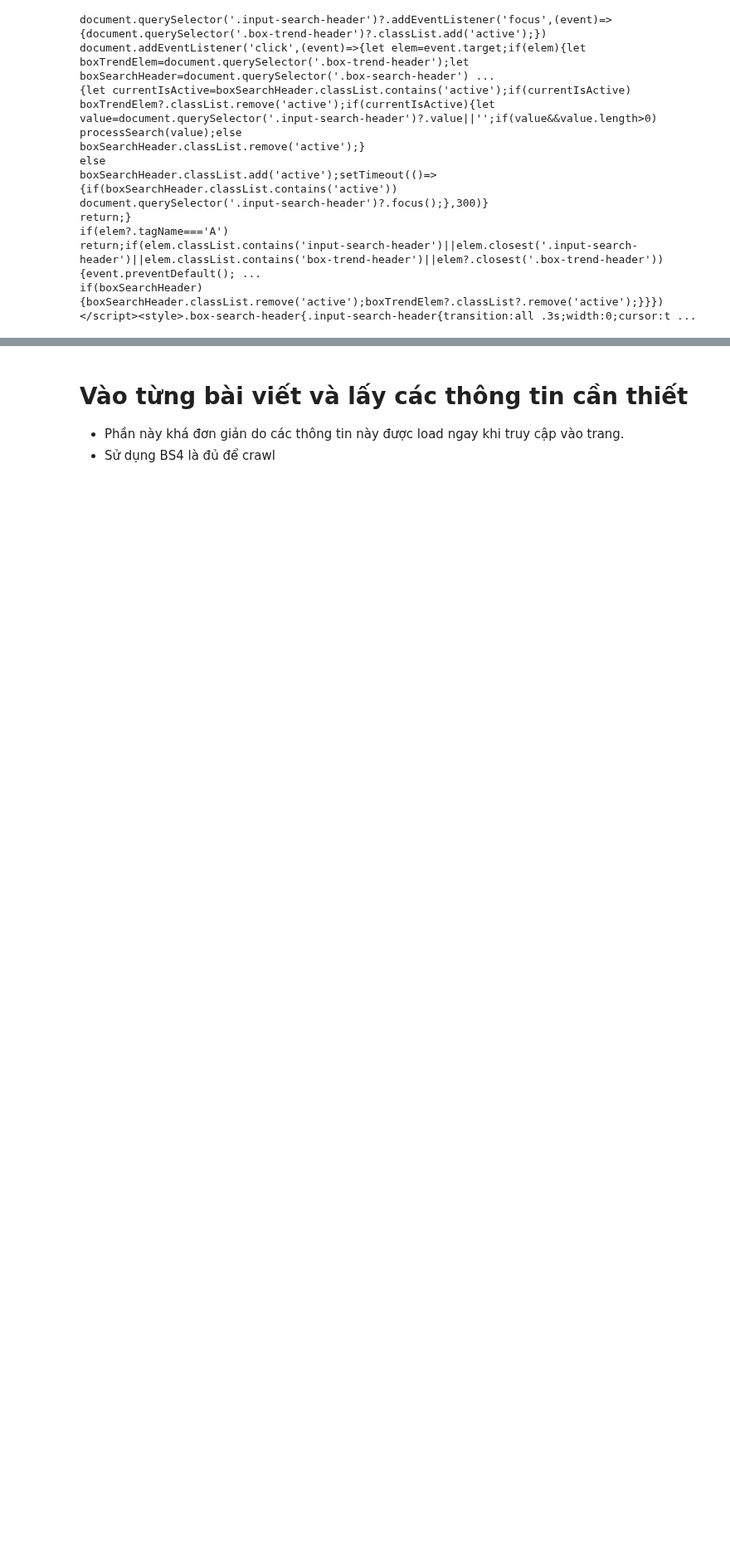
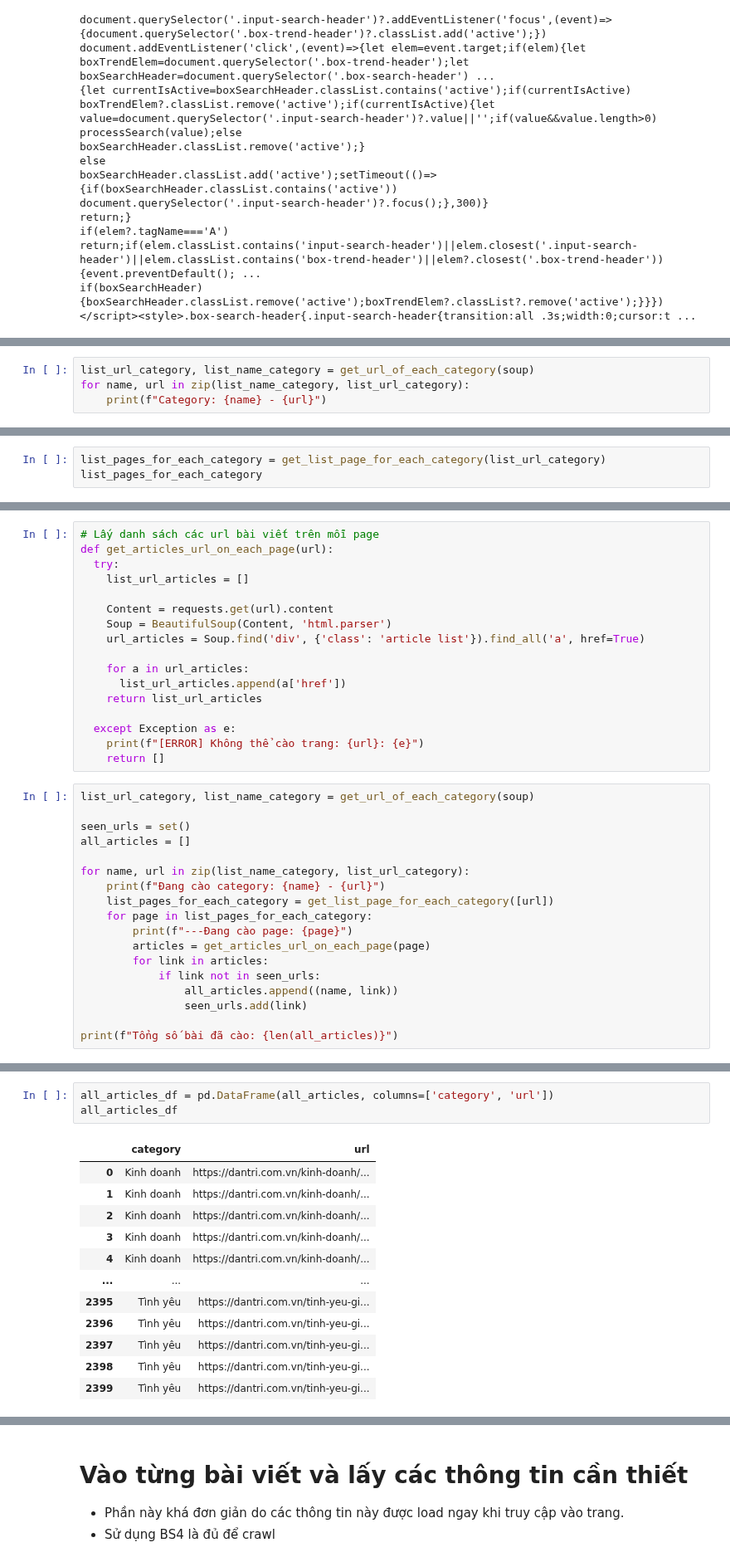
Before and after one commit to TMTien31/DS300-UIT-RecommenderSystem, a Jupyter notebook: LAB1/crawl_dantri.ipynb, the cells around one changed output, grey strips where cells are left out. Shown at 83% size. Saved outputs shown, nothing was run; the diff lists cells and outputs as text; blank space fills up the shorter version.

```diff
--- a/LAB1/crawl_dantri.ipynb
+++ b/LAB1/crawl_dantri.ipynb
@@ -48,0 +60,4 @@ print(articles[:5])
+# %%
+list_url_category, list_name_category = get_url_of_each_category(soup)
+for name, url in zip(list_name_category, list_url_category):
+    print(f"Category: {name} - {url}")
@@ -48,0 +94,3 @@ print(articles[:5])
+# %%
+list_pages_for_each_category = get_list_page_for_each_category(list_url_category)
+list_pages_for_each_category
@@ -48,0 +119,35 @@ print(articles[:5])
+# %%
+# Lấy danh sách các url bài viết trên mỗi page
+def get_articles_url_on_each_page(url):
+  try:
+    list_url_articles = []
+
+    Content = requests.get(url).content
+    Soup = BeautifulSoup(Content, 'html.parser')
+    url_articles = Soup.find('div', {'class': 'article list'}).find_all('a', href=True)
+
+    for a in url_articles:
+      list_url_articles.append(a['href'])
+    return list_url_articles
+
+  except Exception as e:
+    print(f"[ERROR] Không thể cào trang: {url}: {e}")
+    return []
+# %%
+list_url_category, list_name_category = get_url_of_each_category(soup)
+
+seen_urls = set()
+all_articles = []
+
+for name, url in zip(list_name_category, list_url_category):
+    print(f"Đang cào category: {name} - {url}")
+    list_pages_for_each_category = get_list_page_for_each_category([url])
+    for page in list_pages_for_each_category:
+        print(f"---Đang cào page: {page}")
+        articles = get_articles_url_on_each_page(page)
+        for link in articles:
+            if link not in seen_urls:
+                all_articles.append((name, link))
+                seen_urls.add(link)
+
+print(f"Tổng số bài đã cào: {len(all_articles)}")
@@ -48,0 +192,16 @@ print(articles[:5])
+# %%
+all_articles_df = pd.DataFrame(all_articles, columns=['category', 'url'])
+all_articles_df
+# %% [output]
+|  | category | url |
+| 0 | Kinh doanh | https://dantri.com.vn/kinh-doanh/... |
+| 1 | Kinh doanh | https://dantri.com.vn/kinh-doanh/... |
+| 2 | Kinh doanh | https://dantri.com.vn/kinh-doanh/... |
+| 3 | Kinh doanh | https://dantri.com.vn/kinh-doanh/... |
+| 4 | Kinh doanh | https://dantri.com.vn/kinh-doanh/... |
+| ... | ... | ... |
+| 2395 | Tình yêu | https://dantri.com.vn/tinh-yeu-gi... |
+| 2396 | Tình yêu | https://dantri.com.vn/tinh-yeu-gi... |
+| 2397 | Tình yêu | https://dantri.com.vn/tinh-yeu-gi... |
+| 2398 | Tình yêu | https://dantri.com.vn/tinh-yeu-gi... |
+| 2399 | Tình yêu | https://dantri.com.vn/tinh-yeu-gi... |
```
Also changed, not shown: parts of 17 cells of this notebook.
